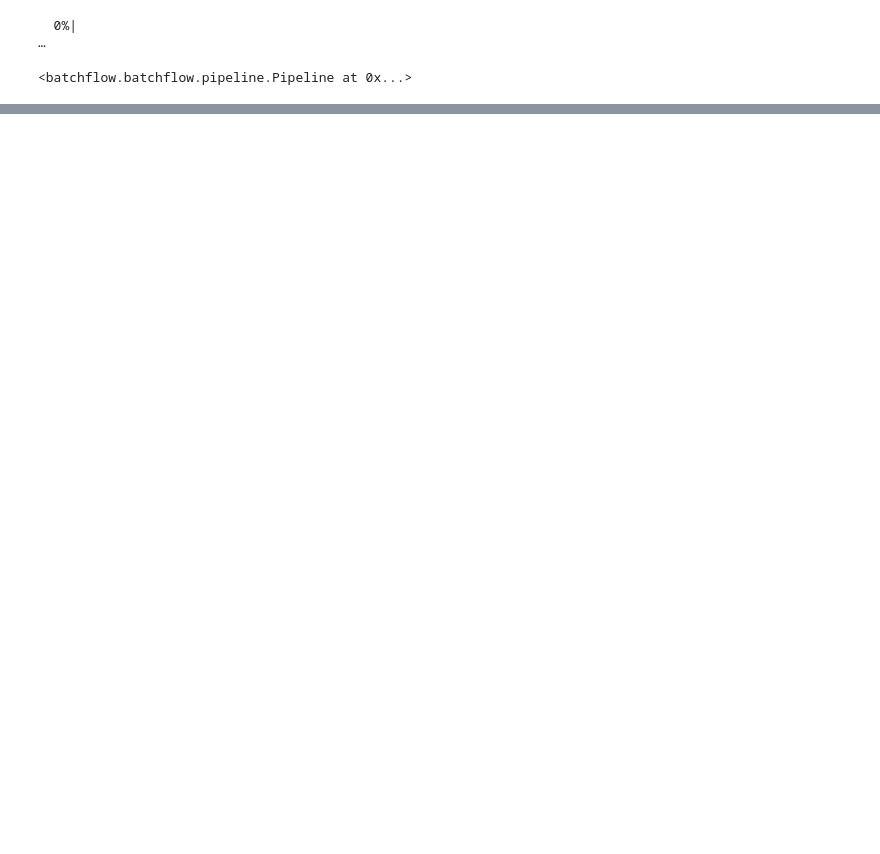
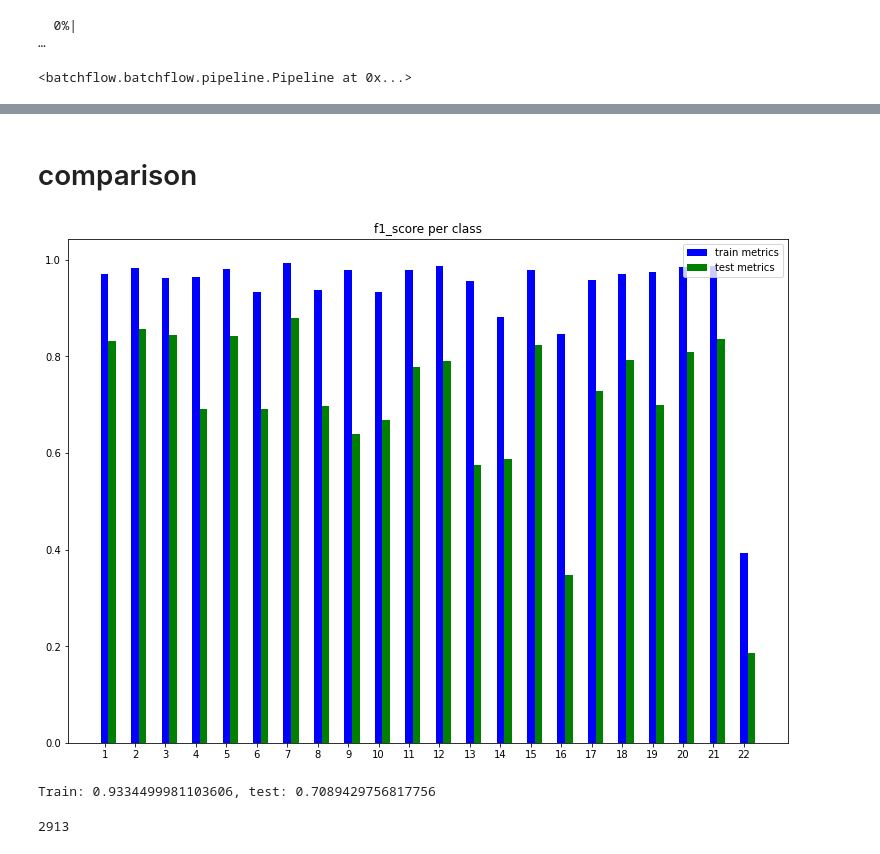
Before and after one commit to RisaMagpie/neuronets, a Jupyter notebook: pascal train/bf_DeepLab_pascal-Copy4.ipynb, the cells around one changed output, grey strips where cells are left out. Cells and saved outputs as stored; diff of their text form; code cells hidden in the pictures; blank space fills up the shorter version.

```diff
--- a/pascal train/bf_DeepLab_pascal-Copy4.ipynb
+++ b/pascal train/bf_DeepLab_pascal-Copy4.ipynb
@@ -146,3 +146,5 @@ batch = pipeline.next_batch(3)
+# %%
+f1_scores = pipeline.v('metrics').evaluate('f1_score', agg='mean', multiclass=None)
 # %%
 batch = pipeline.next_batch(3)
 outputs = pipeline.v('predictions')[:3]
@@ -164,0 +169,16 @@ plt.show()
+# %%
+train_metrics_pipeline = (dataset.train.p
+                          .import_model('model', train_pipeline)
+                          .init_variable('metrics')
+                          .init_variable('predictions')
+                          .resize(size=IMAGE_SHAPE, src=['images', 'labels'], dst=['images', 'labels'])
+                          .to_array(channels='first', src=['images', 'labels'], dst=['images', 'labels'])
+                          .process_mask(B('labels'), save_to=B('labels'))
+                          .predict_model('model', B('images'), fetches='predictions',
+                                         save_to=V('predictions'))
+                          .gather_metrics('classification', B('labels'), V('predictions'),
+                                          axis=1, fmt='logits', num_classes=num_classes,
+                                          save_to=V('metrics', mode='update'))
+)
+# %%
+train_metrics_pipeline.run(32, drop_last=False, bar='n')
@@ -164,0 +188,2 @@ plt.show()
+# %%
+f1_scores_train = train_metrics_pipeline.v('metrics').evaluate('f1_score', agg='mean', multiclass=None)
@@ -164,0 +209,27 @@ plt.show()
+# %% [markdown]
+# comparison
+# %%
+import numpy as np
+import matplotlib.pyplot as plt
+
+data = [f1_scores_train, f1_scores]
+
+X = np.arange(len(f1_scores))
+fig = plt.figure(figsize=(10, 7))
+ax = fig.add_axes([0,0,1,1])
+ax.bar(X + 0.00, data[0], color = 'b', width = 0.25, label='train metrics')
+ax.bar(X + 0.25, data[1], color = 'g', width = 0.25, label='test metrics')
+plt.title("f1_score per class")
+plt.xticks(X, X+1)
+plt.legend()
+plt.show()
+# %% [output]
+[figure, added]
+# %%
+print(f"Train: {np.mean(f1_scores_train)}, test: {np.mean(f1_scores)}")
+# %% [output]
+Train: 0.9334499981103606, test: 0.7089429756817756
+# %%
+dataset.size
+# %% [output]
+2913
```
Also changed, not shown: parts of 11 cells of this notebook, 2 other files.
